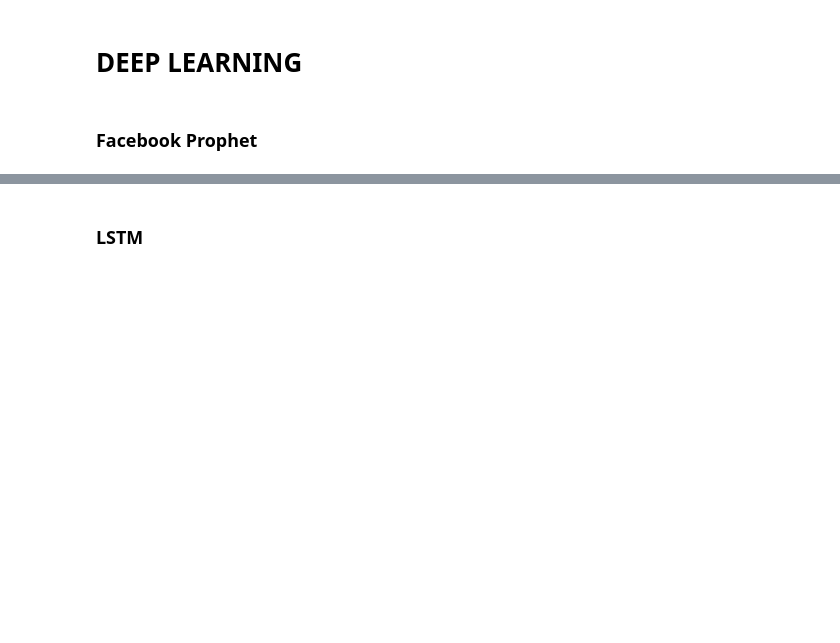
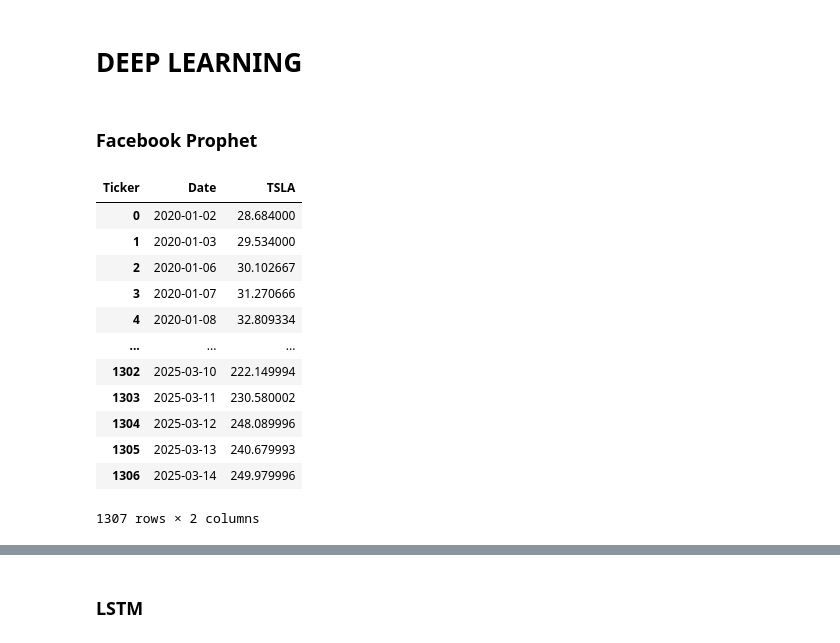
Before and after one commit to baissou45/tp_finance_ml, a Jupyter notebook: tp_finance.ipynb, the cells around one changed output, grey strips where cells are left out. Drawn from its saved outputs; the diff is of its cells as text; code cells hidden in the pictures; blank space fills up the shorter version.

Commit message:
Reprise du model Prophet et correction de quelques Bugs

```diff
--- a/tp_finance.ipynb
+++ b/tp_finance.ipynb
@@ -1326,3 +1345,23 @@ sigma2     AMZN    58.475106  0.960306
 # DEEP LEARNING
 # %% [markdown]
 ### Facebook Prophet
+# %%
+from prophet import Prophet
+
+# Supposons que 'df' a les dates en index et plusieurs colonnes (META, NVDA, AMZN, TSLA)
+df_tesla = data[['TSLA']].reset_index()  # Sélectionner seulement TSLA et remettre la date en colonne
+df_tesla
+# %% [output]
+| Ticker | Date | TSLA |
+| 0 | 2020-01-02 | 28.684000 |
+| 1 | 2020-01-03 | 29.534000 |
+| 2 | 2020-01-06 | 30.102667 |
+| 3 | 2020-01-07 | 31.270666 |
+| 4 | 2020-01-08 | 32.809334 |
+| ... | ... | ... |
+| 1302 | 2025-03-10 | 222.149994 |
+| 1303 | 2025-03-11 | 230.580002 |
+| 1304 | 2025-03-12 | 248.089996 |
+| 1305 | 2025-03-13 | 240.679993 |
+| 1306 | 2025-03-14 | 249.979996 |
+1307 rows × 2 columns
```
Also changed, not shown: parts of 26 cells of this notebook, 2 other files.
